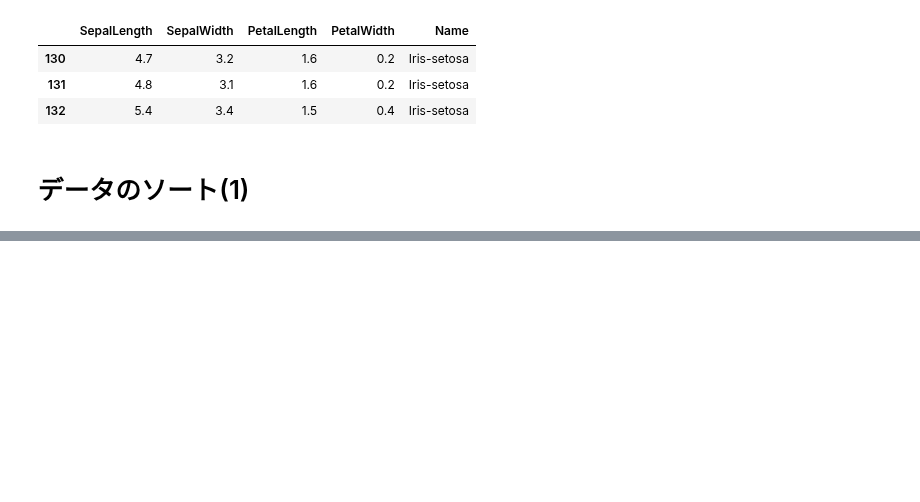
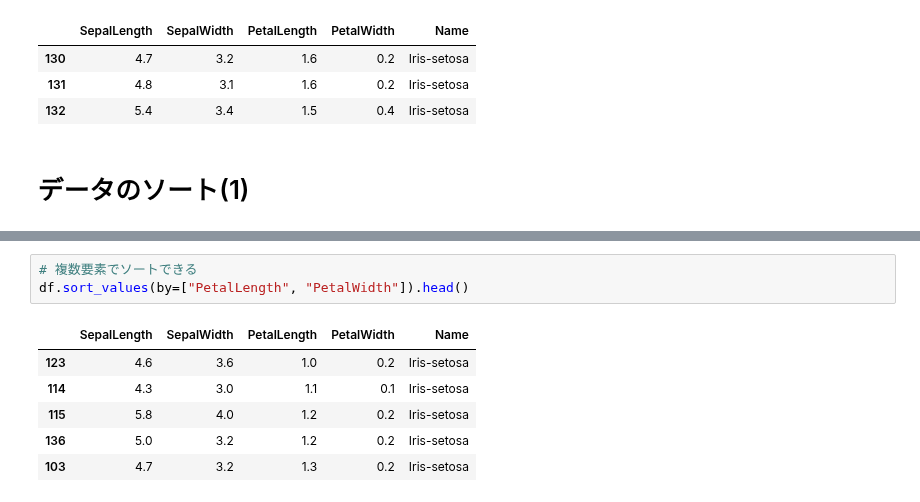
Before and after one commit to daiyomiura/study_python, a Jupyter notebook: jupyter/Pythonで学ぶビジネス分析入門2019/第3単元_pandas基礎/3Pandasの基礎自分で打ち込み.ipynb, the cells around one changed output, grey strips where cells are left out. Saved outputs shown, nothing was run; the diff lists cells and outputs as text; blank space fills up the shorter version.

```diff
--- a/jupyter/Pythonで学ぶビジネス分析入門2019/第3単元_pandas基礎/3Pandasの基礎自分で打ち込み.ipynb
+++ b/jupyter/Pythonで学ぶビジネス分析入門2019/第3単元_pandas基礎/3Pandasの基礎自分で打ち込み.ipynb
@@ -300,0 +313,10 @@ df.query("index in [130, 131, 132]")
+# %%
+# 複数要素でソートできる
+df.sort_values(by=["PetalLength", "PetalWidth"]).head()
+# %% [output]
+|  | SepalLength | SepalWidth | PetalLength | PetalWidth | Name |
+| 123 | 4.6 | 3.6 | 1.0 | 0.2 | Iris-setosa |
+| 114 | 4.3 | 3.0 | 1.1 | 0.1 | Iris-setosa |
+| 115 | 5.8 | 4.0 | 1.2 | 0.2 | Iris-setosa |
+| 136 | 5.0 | 3.2 | 1.2 | 0.2 | Iris-setosa |
+| 103 | 4.7 | 3.2 | 1.3 | 0.2 | Iris-setosa |
```
Also changed, not shown: parts of 12 cells of this notebook.
